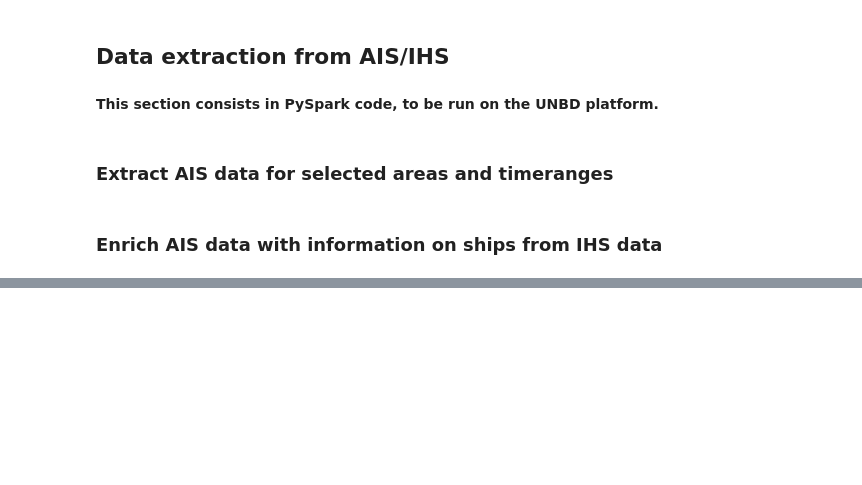
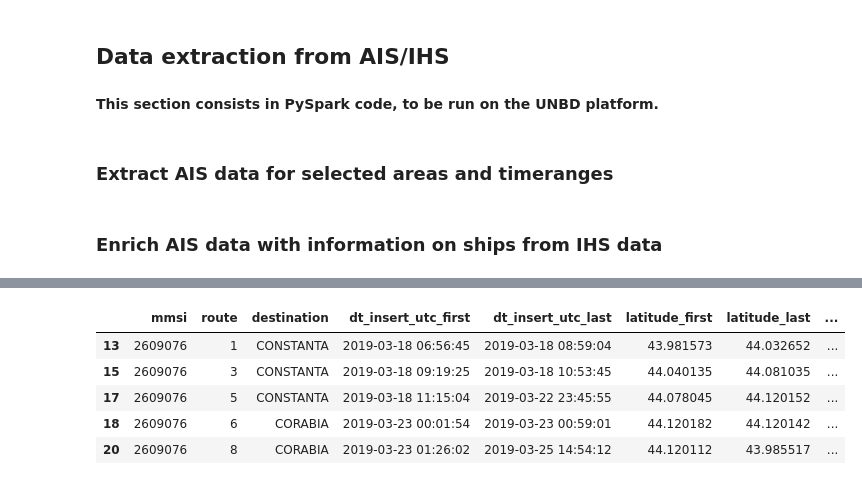
Before and after one commit to InseeFrLab/hackathon-un-2022, a Jupyter notebook: notebooks/notebook_final.ipynb, the cells around one changed output, grey strips where cells are left out. Cells and saved outputs as stored; diff of their text form; code cells hidden in the pictures; blank space fills up the shorter version.

```diff
--- a/notebooks/notebook_final.ipynb
+++ b/notebooks/notebook_final.ipynb
@@ -123,0 +196,16 @@ spark.stop()
+# %%
+routes_df['route_time'] = routes_df['dt_insert_utc_last'] - routes_df['dt_insert_utc_first']
+
+routes_df['distance'] = [geopy.distance.geodesic([latitude_first, longitude_first], [latitude_last, longitude_last]).km
+                         for (latitude_first, longitude_first, latitude_last, longitude_last) in
+                         zip(routes_df['latitude_first'], routes_df['longitude_first'], routes_df['latitude_last'], routes_df['longitude_last'])]
+# %%
+# Lots of invalid routes !
+routes_df.head()
+# %% [output]
+|  | mmsi | route | destination | dt_insert_utc_first | dt_insert_utc_last | latitude_first | latitude_last | ... |
+| 13 | 2609076 | 1 | CONSTANTA | 2019-03-18 06:56:45 | 2019-03-18 08:59:04 | 43.981573 | 44.032652 | ... |
+| 15 | 2609076 | 3 | CONSTANTA | 2019-03-18 09:19:25 | 2019-03-18 10:53:45 | 44.040135 | 44.081035 | ... |
+| 17 | 2609076 | 5 | CONSTANTA | 2019-03-18 11:15:04 | 2019-03-22 23:45:55 | 44.078045 | 44.120152 | ... |
+| 18 | 2609076 | 6 | CORABIA | 2019-03-23 00:01:54 | 2019-03-23 00:59:01 | 44.120182 | 44.120142 | ... |
+| 20 | 2609076 | 8 | CORABIA | 2019-03-23 01:26:02 | 2019-03-25 14:54:12 | 44.120112 | 43.985517 | ... |
```
Also changed, not shown: parts of 29 cells of this notebook, 1 other file.
